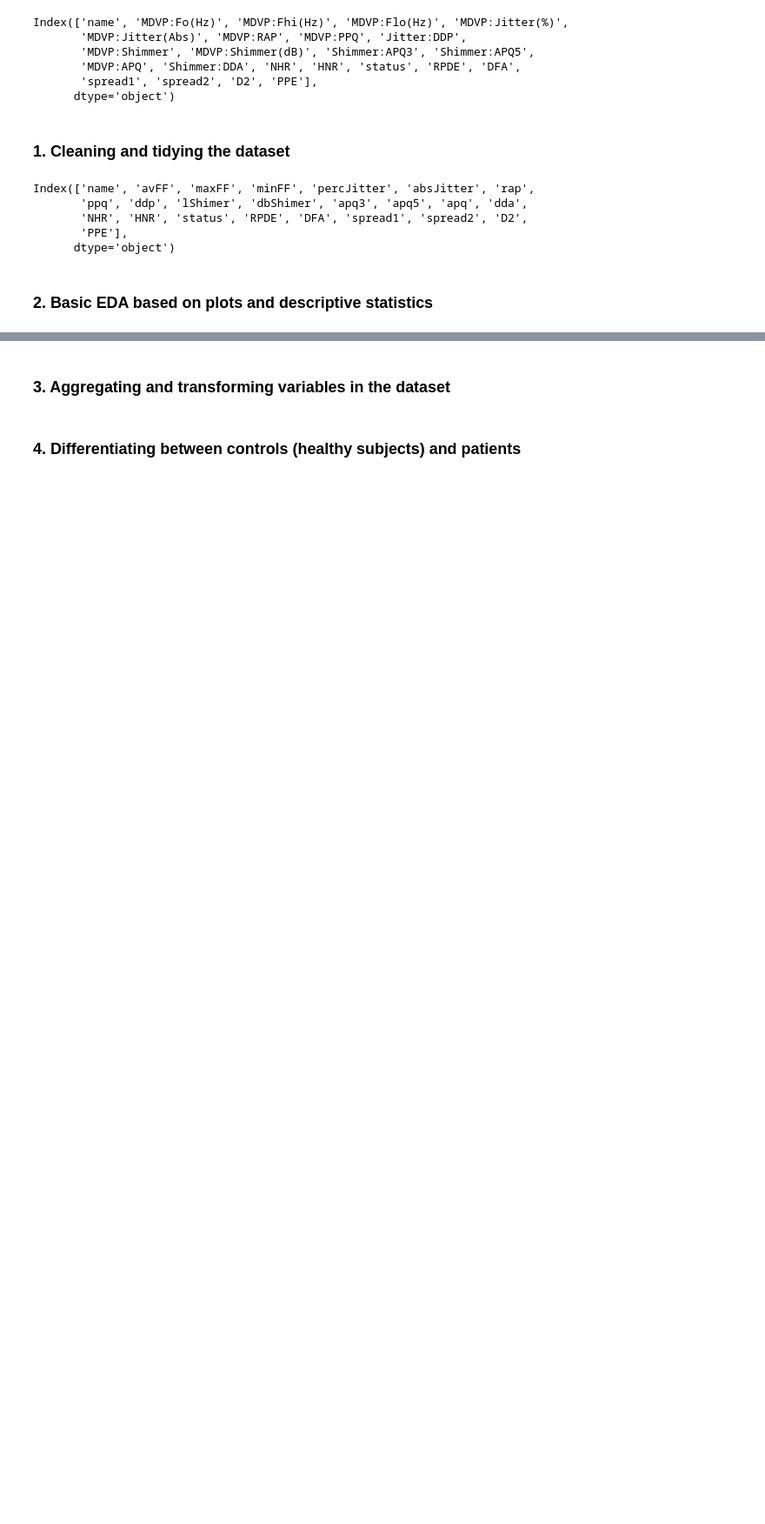
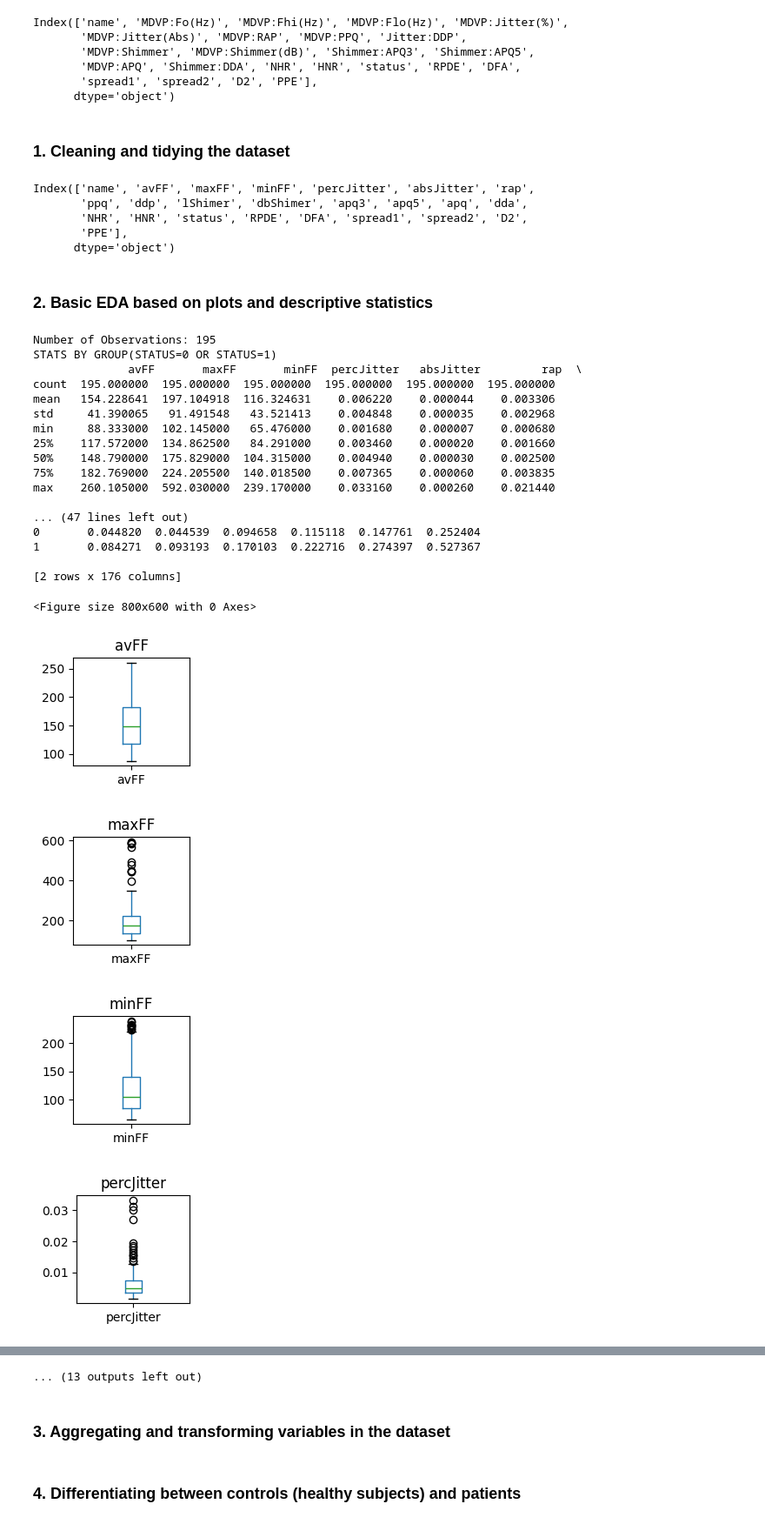
Before and after one commit to eliassanz01/LABSP, a Jupyter notebook: Collaborative coding.ipynb, the cells around one changed output, grey strips where cells are left out. Shown at 87% size. Cells and saved outputs as stored; diff of their text form; code cells hidden in the pictures; blank space fills up the shorter version.

```diff
--- a/Collaborative coding.ipynb
+++ b/Collaborative coding.ipynb
@@ -95,4 +84,53 @@ Index(['name', 'avFF', 'maxFF', 'minFF', 'percJitter', 'absJitter', 'rap',
 # %% [markdown]
 ### 2. Basic EDA based on plots and descriptive statistics
 # %%
-# your code here
+#Compute the number of observation
+num_observations = len(cleaned_df)
+print(f"Number of Observations: {num_observations}")
+
+general_stats = cleaned_df.describe()
+print("STATS BY GROUP(STATUS=0 OR STATUS=1)\n", general_stats)
+
+stats_by_group = cleaned_df.groupby('status', observed=True).describe()
+print("GENERAL STATS\n", stats_by_group)
+
+# These columns should be excluded when we create the boxplot, because their values are not integer
+columns_to_exclude = ['subject_id', 'trial', 'status', 'name']
+
+plt.figure(figsize=(8, 6))
+
+for column in cleaned_df.columns:
+    if column not in columns_to_exclude:
+        # Create the boxplot, except for those columns that appear on "columns_to_exclude"
+        plt.figure(figsize=(2, 2))  # Adjust figure size if needed
+        cleaned_df.boxplot(column=column)
+        plt.title(f'{column}')
+        plt.grid(False)
+        plt.tight_layout()
+        plt.show()
+# Adjust the size of the figure
+plt.tight_layout()
+plt.show()
+# %% [output]
+Number of Observations: 195
+STATS BY GROUP(STATUS=0 OR STATUS=1)
+              avFF       maxFF       minFF  percJitter   absJitter         rap  \
+count  195.000000  195.000000  195.000000  195.000000  195.000000  195.000000
+mean   154.228641  197.104918  116.324631    0.006220    0.000044    0.003306
+std     41.390065   91.491548   43.521413    0.004848    0.000035    0.002968
+min     88.333000  102.145000   65.476000    0.001680    0.000007    0.000680
+25%    117.572000  134.862500   84.291000    0.003460    0.000020    0.001660
+50%    148.790000  175.829000  104.315000    0.004940    0.000030    0.002500
+75%    182.769000  224.205500  140.018500    0.007365    0.000060    0.003835
+max    260.105000  592.030000  239.170000    0.033160    0.000260    0.021440
+
+... (47 lines left out)
+0       0.044820  0.044539  0.094658  0.115118  0.147761  0.252404
+1       0.084271  0.093193  0.170103  0.222716  0.274397  0.527367
+
+[2 rows x 176 columns]
+<Figure size 800x600 with 0 Axes>
+[figure, added]
+[figure, added]
+[figure, added]
+[figure, added]
@@ -99,3 +143,4 @@ Index(['name', 'avFF', 'maxFF', 'minFF', 'percJitter', 'absJitter', 'rap',
+... (13 outputs left out)
 # %% [markdown]
 ### 3. Aggregating and transforming variables in the dataset
 # %%
```
Also changed, not shown: parts of 4 cells of this notebook.
